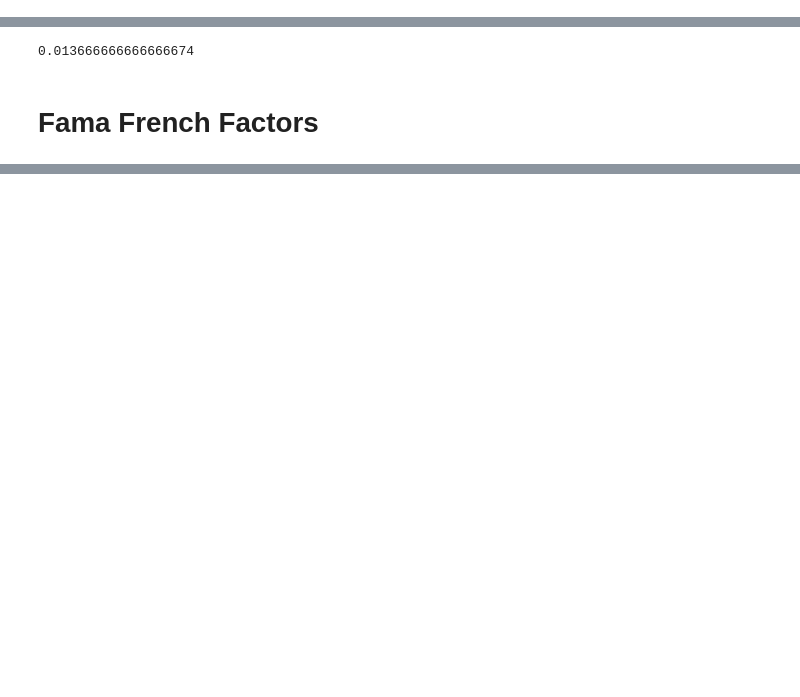
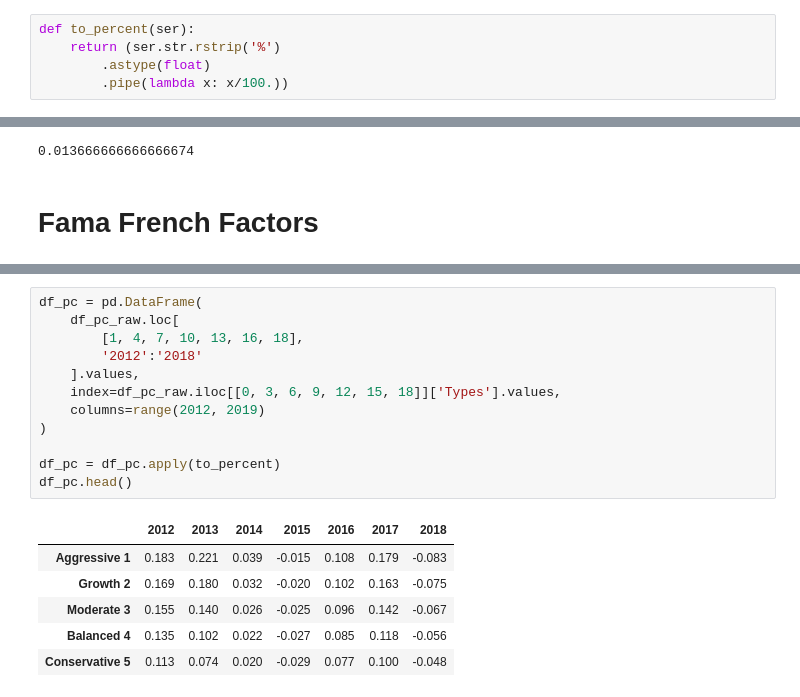
Before and after one commit to tianhuil/portfolio, a Jupyter notebook: Personal_Capital.ipynb, the cells around one changed output, grey strips where cells are left out. Saved outputs shown, nothing was run; the diff lists cells and outputs as text; blank space fills up the shorter version.

```diff
--- a/Personal_Capital.ipynb
+++ b/Personal_Capital.ipynb
@@ -26,6 +26,11 @@ df_factors.head()
 | 4 | 1931 | -0.4511 | 0.0353 | -0.1429 | 0.0107 |
 # %% [markdown]
 # Load Russell Smart Weight Index
+# %%
+def to_percent(ser):
+    return (ser.str.rstrip('%')
+        .astype(float)
+        .pipe(lambda x: x/100.))
 # %%
 df_russell = pd.read_csv("data/Russell.tsv", sep='\t').rename({'Unnamed: 0': "Year"}, axis=1)
 
@@ -84,0 +130,19 @@ ff_weights.head()
+# %%
+df_pc = pd.DataFrame(
+    df_pc_raw.loc[
+        [1, 4, 7, 10, 13, 16, 18],
+        '2012':'2018'
+    ].values,
+    index=df_pc_raw.iloc[[0, 3, 6, 9, 12, 15, 18]]['Types'].values,
+    columns=range(2012, 2019)
+)
+
+df_pc = df_pc.apply(to_percent)
+df_pc.head()
+# %% [output]
+|  | 2012 | 2013 | 2014 | 2015 | 2016 | 2017 | 2018 |
+| Aggressive 1 | 0.183 | 0.221 | 0.039 | -0.015 | 0.108 | 0.179 | -0.083 |
+| Growth 2 | 0.169 | 0.180 | 0.032 | -0.020 | 0.102 | 0.163 | -0.075 |
+| Moderate 3 | 0.155 | 0.140 | 0.026 | -0.025 | 0.096 | 0.142 | -0.067 |
+| Balanced 4 | 0.135 | 0.102 | 0.022 | -0.027 | 0.085 | 0.118 | -0.056 |
+| Conservative 5 | 0.113 | 0.074 | 0.020 | -0.029 | 0.077 | 0.100 | -0.048 |
```
Also changed, not shown: parts of 11 cells of this notebook, 1 other file.
